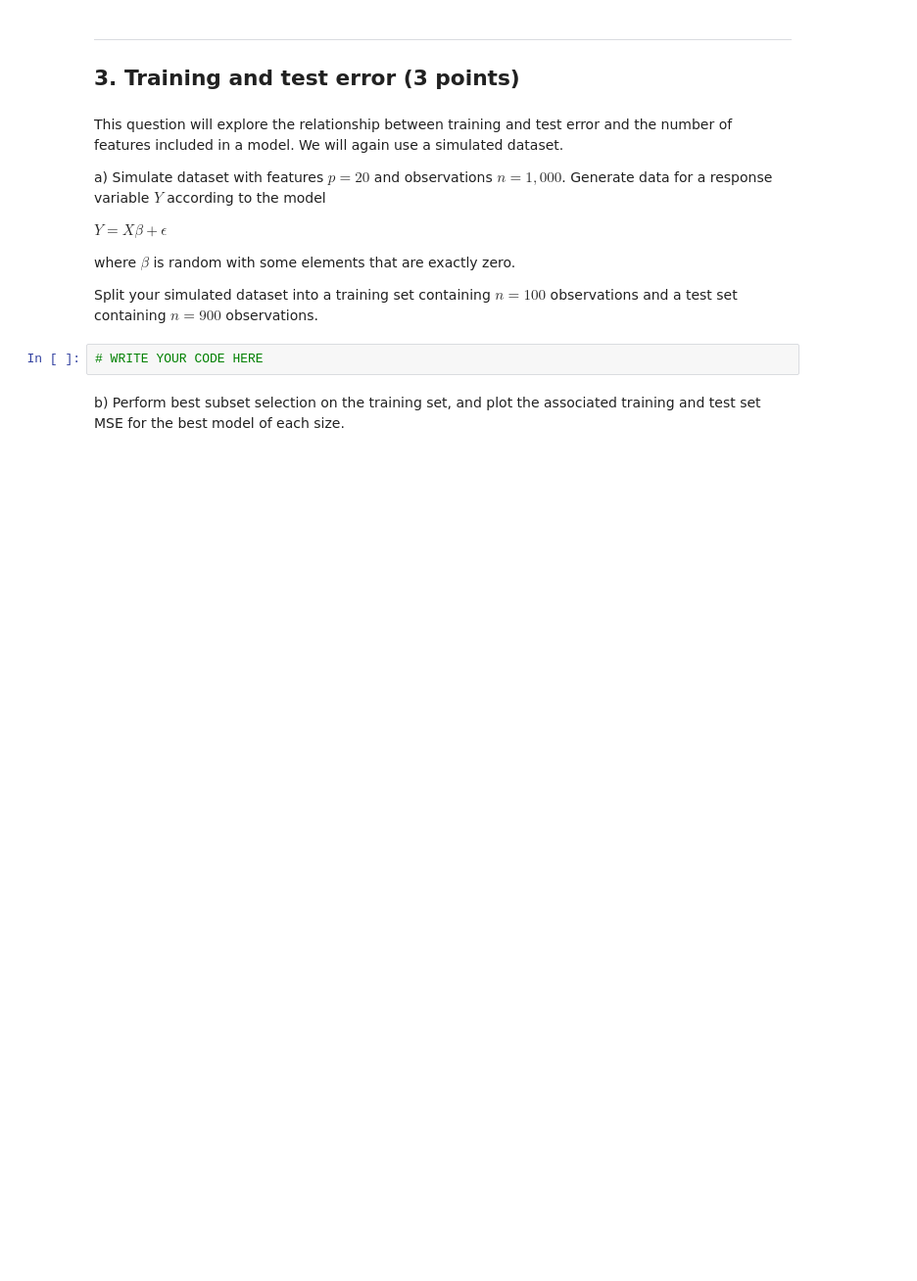
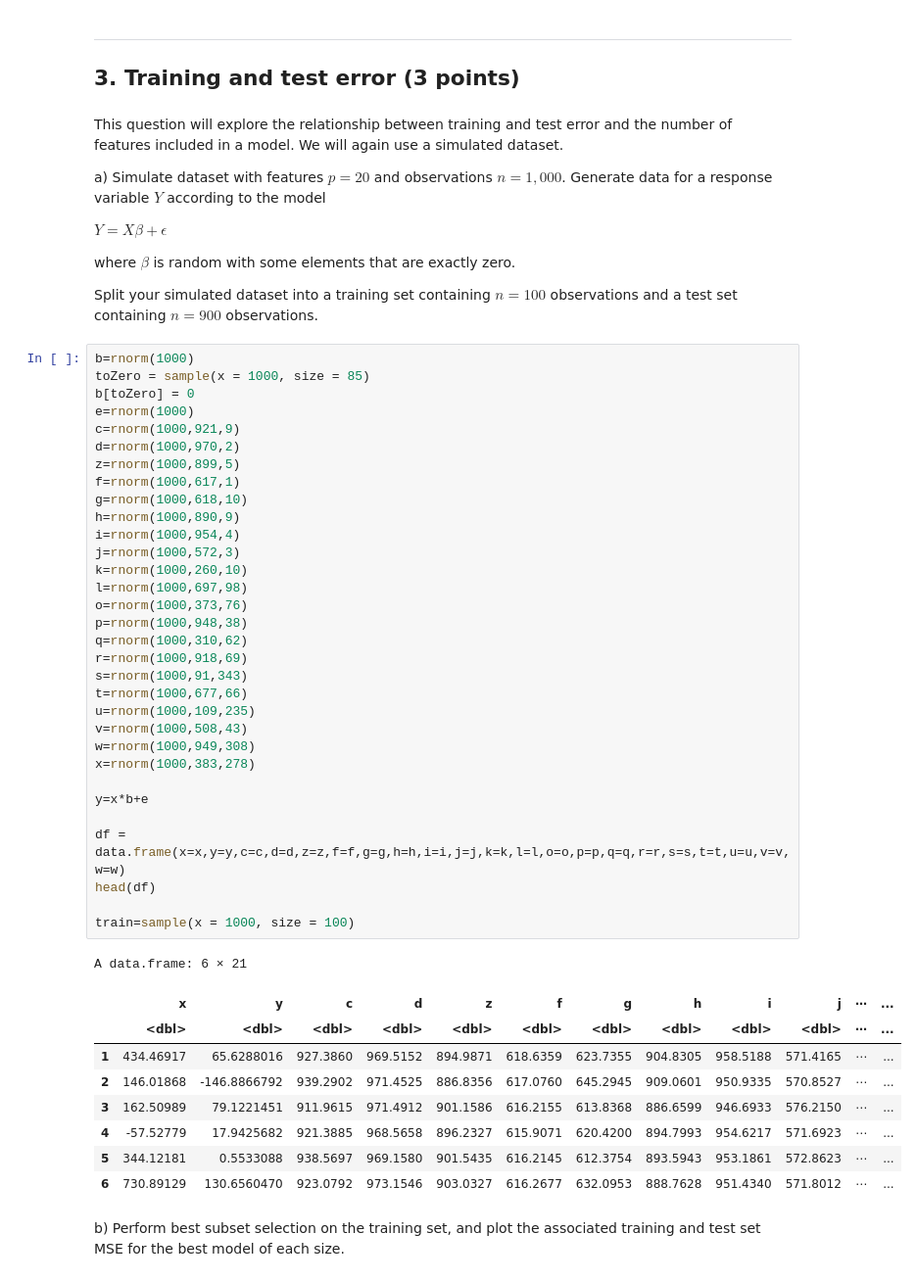
Before and after one commit to yuqialicez/Zhou_DSPN_S22, a Jupyter notebook: Homework10.ipynb, the cells around one changed output. Shown at 98% size. Saved outputs shown, nothing was run; the diff lists cells and outputs as text; blank space fills up the shorter version.

```diff
--- a/Homework10.ipynb
+++ b/Homework10.ipynb
@@ -284,7 +342,47 @@ where $\beta$ is random with some elements that are exactly zero.
 
 Split your simulated dataset into a training set containing $n=100$ observations and a test set containing $n=900$ observations.
 # %%
-# WRITE YOUR CODE HERE
+b=rnorm(1000)
+toZero = sample(x = 1000, size = 85)
+b[toZero] = 0
+e=rnorm(1000)
+c=rnorm(1000,921,9)
+d=rnorm(1000,970,2)
+z=rnorm(1000,899,5)
+f=rnorm(1000,617,1)
+g=rnorm(1000,618,10)
+h=rnorm(1000,890,9)
+i=rnorm(1000,954,4)
+j=rnorm(1000,572,3)
+k=rnorm(1000,260,10)
+l=rnorm(1000,697,98)
+o=rnorm(1000,373,76)
+p=rnorm(1000,948,38)
+q=rnorm(1000,310,62)
+r=rnorm(1000,918,69)
+s=rnorm(1000,91,343)
+t=rnorm(1000,677,66)
+u=rnorm(1000,109,235)
+v=rnorm(1000,508,43)
+w=rnorm(1000,949,308)
+x=rnorm(1000,383,278)
+
+y=x*b+e
+
+df = data.frame(x=x,y=y,c=c,d=d,z=z,f=f,g=g,h=h,i=i,j=j,k=k,l=l,o=o,p=p,q=q,r=r,s=s,t=t,u=u,v=v,w=w)
+head(df)
+
+train=sample(x = 1000, size = 100)
+# %% [output]
+A data.frame: 6 × 21
+|  | x | y | c | d | z | f | g | h | i | j | ⋯ | ... |
+|  | <dbl> | <dbl> | <dbl> | <dbl> | <dbl> | <dbl> | <dbl> | <dbl> | <dbl> | <dbl> | ⋯ | ... |
+| 1 | 434.46917 | 65.6288016 | 927.3860 | 969.5152 | 894.9871 | 618.6359 | 623.7355 | 904.8305 | 958.5188 | 571.4165 | ⋯ | ... |
+| 2 | 146.01868 | -146.8866792 | 939.2902 | 971.4525 | 886.8356 | 617.0760 | 645.2945 | 909.0601 | 950.9335 | 570.8527 | ⋯ | ... |
+| 3 | 162.50989 | 79.1221451 | 911.9615 | 971.4912 | 901.1586 | 616.2155 | 613.8368 | 886.6599 | 946.6933 | 576.2150 | ⋯ | ... |
+| 4 | -57.52779 | 17.9425682 | 921.3885 | 968.5658 | 896.2327 | 615.9071 | 620.4200 | 894.7993 | 954.6217 | 571.6923 | ⋯ | ... |
+| 5 | 344.12181 | 0.5533088 | 938.5697 | 969.1580 | 901.5435 | 616.2145 | 612.3754 | 893.5943 | 953.1861 | 572.8623 | ⋯ | ... |
+| 6 | 730.89129 | 130.6560470 | 923.0792 | 973.1546 | 903.0327 | 616.2677 | 632.0953 | 888.7628 | 951.4340 | 571.8012 | ⋯ | ... |
 # %% [markdown]
 b) Perform best subset selection on the training set, and plot the associated training and test set MSE for the best model of each size.
 # %%
```
Also changed, not shown: parts of 4 cells of this notebook.
